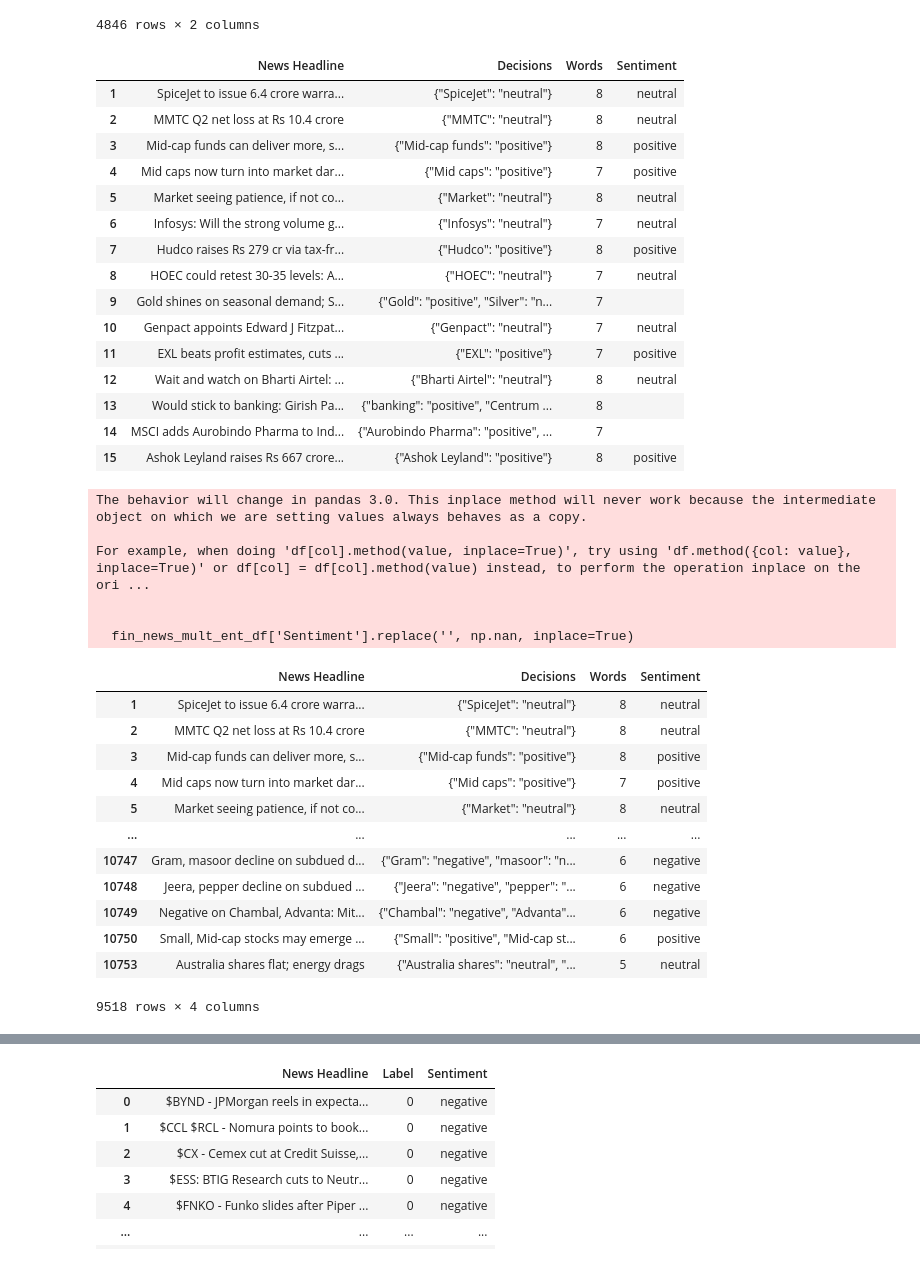
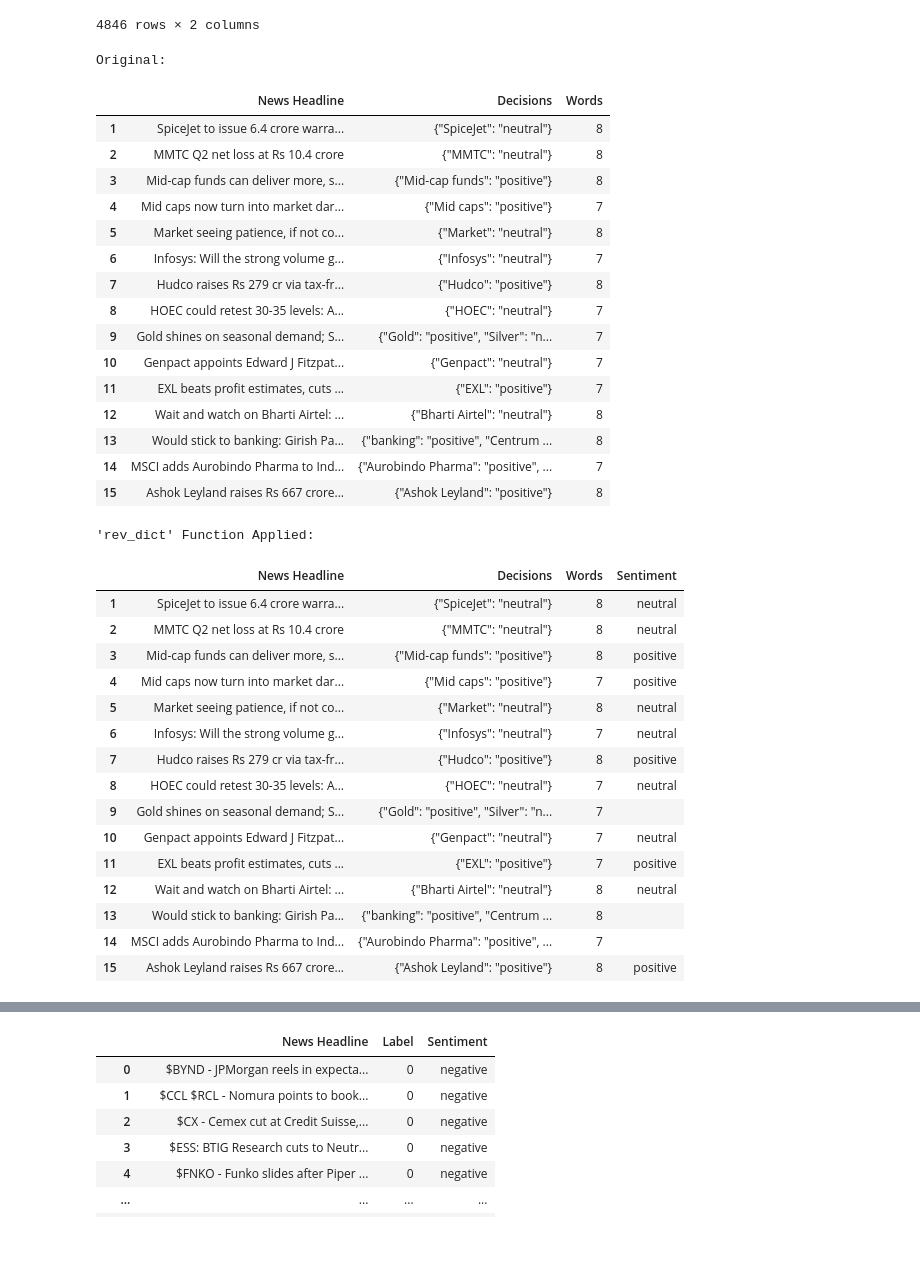
Before and after one commit to kevinwlip/ML, a Jupyter notebook: Capstone 20.6 Step 5/Capstone 20.6.ipynb, the cells around one changed output, grey strips where cells are left out. Cells and saved outputs as stored; diff of their text form; code cells hidden in the pictures.

```diff
--- a/Capstone 20.6 Step 5/Capstone 20.6.ipynb
+++ b/Capstone 20.6 Step 5/Capstone 20.6.ipynb
@@ -47,11 +47,14 @@ array(['neutral', 'negative', 'positive'], dtype=object)
 # Data Cleaning for 'financial_news_multiple_entity.csv'
 
 fin_news_mult_ent_df = pd.read_csv('financial_news_multiple_entity.csv')
-
 fin_news_mult_ent_df = fin_news_mult_ent_df.drop('S No.', axis=1)
 fin_news_mult_ent_df.columns = ['News Headline', 'Decisions', 'Words']
 fin_news_mult_ent_df.index = np.arange(1, len(fin_news_mult_ent_df) + 1)
 
+print("Original: \n")
+display(fin_news_mult_ent_df.head(15))
+
+# Use to compute Sentiment if *all* Sentiments are the same for multiple entities
 def rev_dict(d):
     #return({v: k for k, v in json.loads(d).items()})
     new_dict = {v: k for k, v in json.loads(d).items()}
@@ -62,76 +65,81 @@ def rev_dict(d):
     else:
         return("")
 
-fin_news_mult_ent_df['Sentiment'] = fin_news_mult_ent_df['Decisions'].apply(rev_dict)
+fin_news_mult_ent_rd_applied_df = fin_news_mult_ent_df.copy(deep=True)
+
+fin_news_mult_ent_rd_applied_df['Sentiment'] = fin_news_mult_ent_rd_applied_df['Decisions'].apply(rev_dict)
+
+print("'rev_dict' Function Applied: \n")
+display(fin_news_mult_ent_rd_applied_df.head(15))
 
 '''
 ### Alternative Technique ###
 
 dictionaries = fin_news_mult_ent_df_final['Decisions'].tolist()
 #print(fin_news_mult_ent_df_final)
 
 count = 0
 sentiment_list = []
 for text in dictionaries:
     #print(text)
     count += 1
     sentiments = re.findall(r'(neutral|negative|positive)', text)
     if sentiments:
         sentiment_set = set(sentiments)
         if len(sentiment_set) == 1:
             sentiment_list.append(sentiments)
             #print(sentiment_list)   # Will cause VSCode to crash
         else:
             sentiment_list.append('')
 
     #if count == 15:   # Loop ends after 15 rows
     #    break
 print(sentiment_list)
 
 fin_news_mult_ent_df_final['Sentiment'] = sentiment_list
 fin_news_mult_ent_df_final['Sentiment'] = fin_news_mult_ent_df_final['Sentiment'].astype(str).str.strip("[]'")
 '''
 
-display(fin_news_mult_ent_df.head(15))
+fin_news_mult_ent_dropped_df = fin_news_mult_ent_rd_applied_df.copy(deep=True)
 
-fin_news_mult_ent_df['Sentiment'].replace('', np.nan, inplace=True)
-fin_news_mult_ent_df.dropna(subset=['Sentiment'], inplace=True)
-fin_news_mult_ent_df_final = fin_news_mult_ent_df
+fin_news_mult_ent_dropped_df['Sentiment'].replace('', np.nan, inplace=True)
+fin_news_mult_ent_dropped_df.dropna(subset=['Sentiment'], inplace=True)
+fin_news_mult_ent_df_final = fin_news_mult_ent_dropped_df
 
-display(fin_news_mult_ent_df_final)
+print("Dropped Empty Rows, Final: \n")
+display(fin_news_mult_ent_df_final.head(15))
 # %% [output]
+Original:
-|  | News Headline | Decisions | Words | Sentiment |
-| 1 | SpiceJet to issue 6.4 crore warra... | {"SpiceJet": "neutral"} | 8 | neutral |
-| 2 | MMTC Q2 net loss at Rs 10.4 crore | {"MMTC": "neutral"} | 8 | neutral |
-| 3 | Mid-cap funds can deliver more, s... | {"Mid-cap funds": "positive"} | 8 | positive |
-| 4 | Mid caps now turn into market dar... | {"Mid caps": "positive"} | 7 | positive |
-| 5 | Market seeing patience, if not co... | {"Market": "neutral"} | 8 | neutral |
-| 6 | Infosys: Will the strong volume g... | {"Infosys": "neutral"} | 7 | neutral |
-| 7 | Hudco raises Rs 279 cr via tax-fr... | {"Hudco": "positive"} | 8 | positive |
-| 8 | HOEC could retest 30-35 levels: A... | {"HOEC": "neutral"} | 7 | neutral |
-| 9 | Gold shines on seasonal demand; S... | {"Gold": "positive", "Silver": "n... | 7 |  |
-| 10 | Genpact appoints Edward J Fitzpat... | {"Genpact": "neutral"} | 7 | neutral |
-| 11 | EXL beats profit estimates, cuts ... | {"EXL": "positive"} | 7 | positive |
-| 12 | Wait and watch on Bharti Airtel: ... | {"Bharti Airtel": "neutral"} | 8 | neutral |
-| 13 | Would stick to banking: Girish Pa... | {"banking": "positive", "Centrum ... | 8 |  |
-| 14 | MSCI adds Aurobindo Pharma to Ind... | {"Aurobindo Pharma": "positive", ... | 7 |  |
-| 15 | Ashok Leyland raises Rs 667 crore... | {"Ashok Leyland": "positive"} | 8 | positive |
+|  | News Headline | Decisions | Words |
+| 1 | SpiceJet to issue 6.4 crore warra... | {"SpiceJet": "neutral"} | 8 |
+| 2 | MMTC Q2 net loss at Rs 10.4 crore | {"MMTC": "neutral"} | 8 |
+| 3 | Mid-cap funds can deliver more, s... | {"Mid-cap funds": "positive"} | 8 |
+| 4 | Mid caps now turn into market dar... | {"Mid caps": "positive"} | 7 |
+| 5 | Market seeing patience, if not co... | {"Market": "neutral"} | 8 |
+| 6 | Infosys: Will the strong volume g... | {"Infosys": "neutral"} | 7 |
+| 7 | Hudco raises Rs 279 cr via tax-fr... | {"Hudco": "positive"} | 8 |
+| 8 | HOEC could retest 30-35 levels: A... | {"HOEC": "neutral"} | 7 |
+| 9 | Gold shines on seasonal demand; S... | {"Gold": "positive", "Silver": "n... | 7 |
+| 10 | Genpact appoints Edward J Fitzpat... | {"Genpact": "neutral"} | 7 |
+| 11 | EXL beats profit estimates, cuts ... | {"EXL": "positive"} | 7 |
+| 12 | Wait and watch on Bharti Airtel: ... | {"Bharti Airtel": "neutral"} | 8 |
+| 13 | Would stick to banking: Girish Pa... | {"banking": "positive", "Centrum ... | 8 |
+| 14 | MSCI adds Aurobindo Pharma to Ind... | {"Aurobindo Pharma": "positive", ... | 7 |
+| 15 | Ashok Leyland raises Rs 667 crore... | {"Ashok Leyland": "positive"} | 8 |
-The behavior will change in pandas 3.0. This inplace method will never work because the intermediate object on which we are setting values always behaves as a copy.
-
-For example, when doing 'df[col].method(value, inplace=True)', try using 'df.method({col: value}, inplace=True)' or df[col] = df[col].method(value) instead, to perform the operation inplace on the ori ...
-
-
-  fin_news_mult_ent_df['Sentiment'].replace('', np.nan, inplace=True)
+'rev_dict' Function Applied:
 |  | News Headline | Decisions | Words | Sentiment |
 | 1 | SpiceJet to issue 6.4 crore warra... | {"SpiceJet": "neutral"} | 8 | neutral |
 | 2 | MMTC Q2 net loss at Rs 10.4 crore | {"MMTC": "neutral"} | 8 | neutral |
 | 3 | Mid-cap funds can deliver more, s... | {"Mid-cap funds": "positive"} | 8 | positive |
 | 4 | Mid caps now turn into market dar... | {"Mid caps": "positive"} | 7 | positive |
 | 5 | Market seeing patience, if not co... | {"Market": "neutral"} | 8 | neutral |
-| ... | ... | ... | ... | ... |
-| 10747 | Gram, masoor decline on subdued d... | {"Gram": "negative", "masoor": "n... | 6 | negative |
-| 10748 | Jeera, pepper decline on subdued ... | {"Jeera": "negative", "pepper": "... | 6 | negative |
-| 10749 | Negative on Chambal, Advanta: Mit... | {"Chambal": "negative", "Advanta"... | 6 | negative |
-| 10750 | Small, Mid-cap stocks may emerge ... | {"Small": "positive", "Mid-cap st... | 6 | positive |
-| 10753 | Australia shares flat; energy drags | {"Australia shares": "neutral", "... | 5 | neutral |
+| 6 | Infosys: Will the strong volume g... | {"Infosys": "neutral"} | 7 | neutral |
+| 7 | Hudco raises Rs 279 cr via tax-fr... | {"Hudco": "positive"} | 8 | positive |
+| 8 | HOEC could retest 30-35 levels: A... | {"HOEC": "neutral"} | 7 | neutral |
+| 9 | Gold shines on seasonal demand; S... | {"Gold": "positive", "Silver": "n... | 7 |  |
+| 10 | Genpact appoints Edward J Fitzpat... | {"Genpact": "neutral"} | 7 | neutral |
+| 11 | EXL beats profit estimates, cuts ... | {"EXL": "positive"} | 7 | positive |
+| 12 | Wait and watch on Bharti Airtel: ... | {"Bharti Airtel": "neutral"} | 8 | neutral |
+| 13 | Would stick to banking: Girish Pa... | {"banking": "positive", "Centrum ... | 8 |  |
+| 14 | MSCI adds Aurobindo Pharma to Ind... | {"Aurobindo Pharma": "positive", ... | 7 |  |
+| 15 | Ashok Leyland raises Rs 667 crore... | {"Ashok Leyland": "positive"} | 8 | positive |
-9518 rows × 4 columns
```
Also changed, not shown: parts of 14 cells of this notebook, 6 other files.
